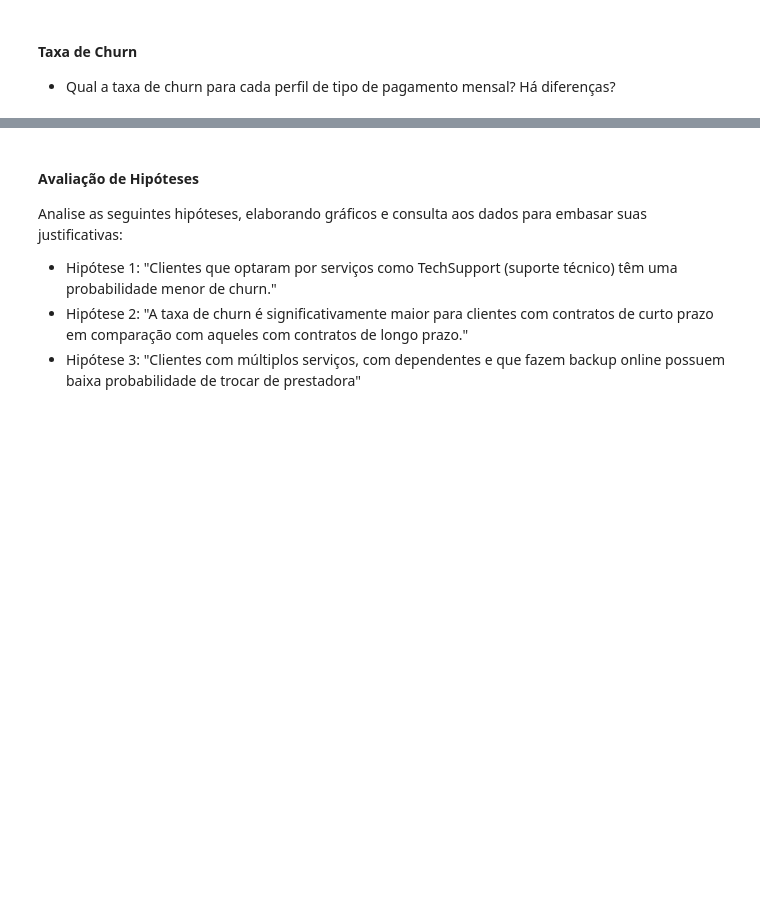
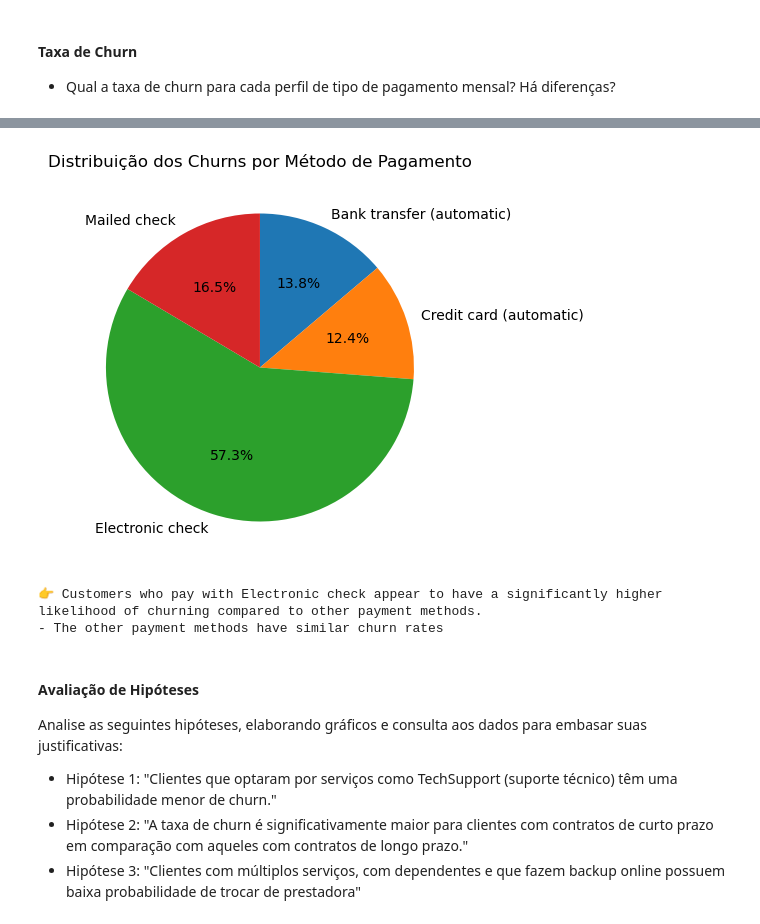
Before and after one commit to Marcelo-Heitor-de-Almeida-Lira/redes_neurais_ap2, a Jupyter notebook: RNA-2025.2-PP1.2.ipynb, the cells around one changed output, grey strips where cells are left out. Saved outputs shown, nothing was run; the diff lists cells and outputs as text; code cells hidden in the pictures; blank space fills up the shorter version.

Commit message:
feat: Add churn rate by payment method

```diff
--- a/RNA-2025.2-PP1.2.ipynb
+++ b/RNA-2025.2-PP1.2.ipynb
@@ -373,3 +418,26 @@ Conclusion:  the plot shows that higher paying customers are more concentrated i
+# %%
+labels = churn_rate["PaymentMethod"]
+sizes = churn_rate["ChurnYes"]
+
+plt.figure(figsize=(5, 5))
+plt.pie(
+    sizes,
+    labels=labels,
+    autopct="%1.1f%%",
+    startangle=90,
+    counterclock=False
+)
+
+plt.title("Distribuição dos Churns por Método de Pagamento")
+plt.show()
+# %% [output]
+[figure, added]
+# %%
+print("\n\n👉 Customers who pay with Electronic check appear to have a significantly higher likelihood of churning compared to other payment methods.")
+print("- The other payment methods have similar churn rates")
+# %% [output]
+👉 Customers who pay with Electronic check appear to have a significantly higher likelihood of churning compared to other payment methods.
+- The other payment methods have similar churn rates
 # %% [markdown]
 #### Avaliação de Hipóteses
 
```
Also changed, not shown: parts of 2 cells of this notebook, 1 other file.
